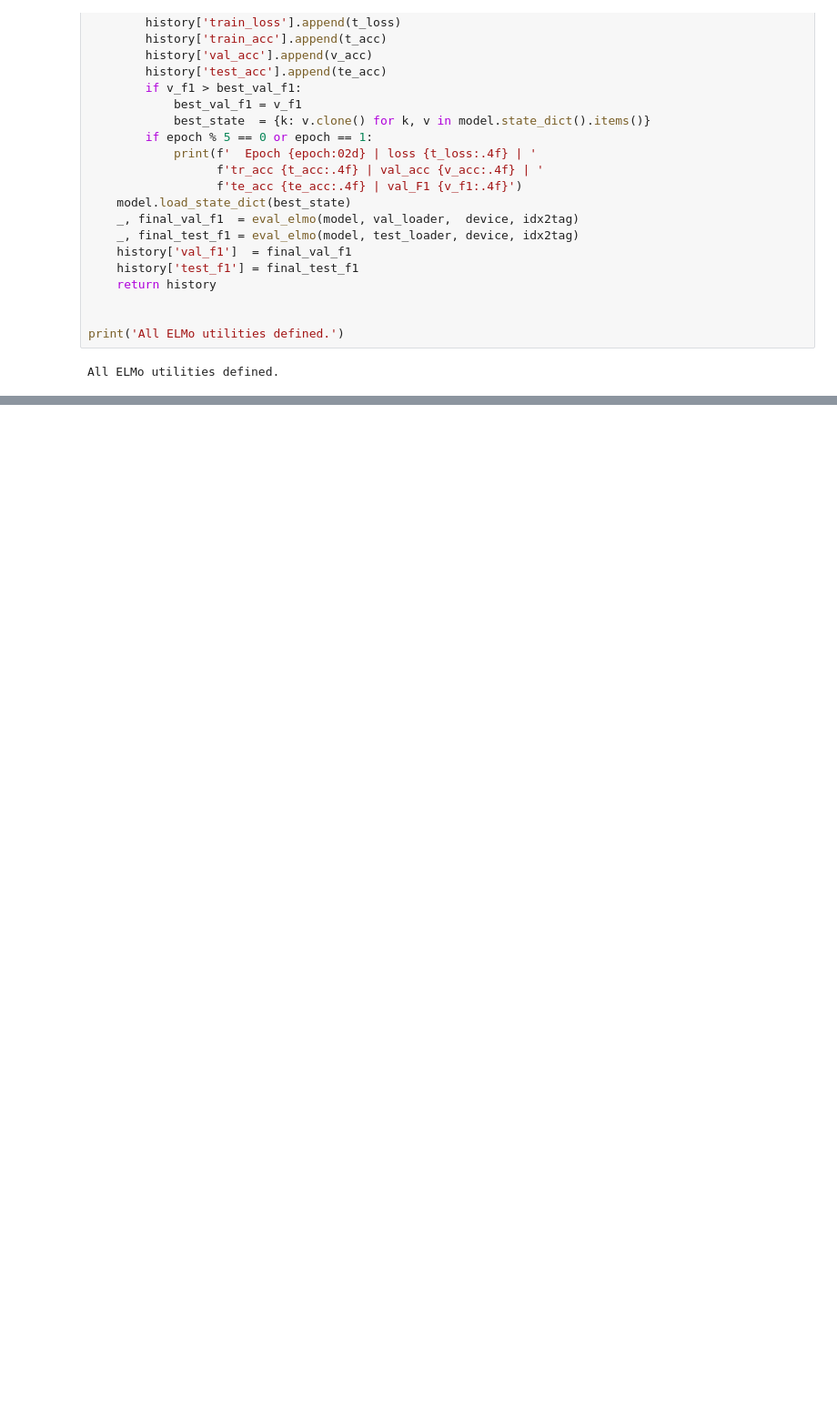
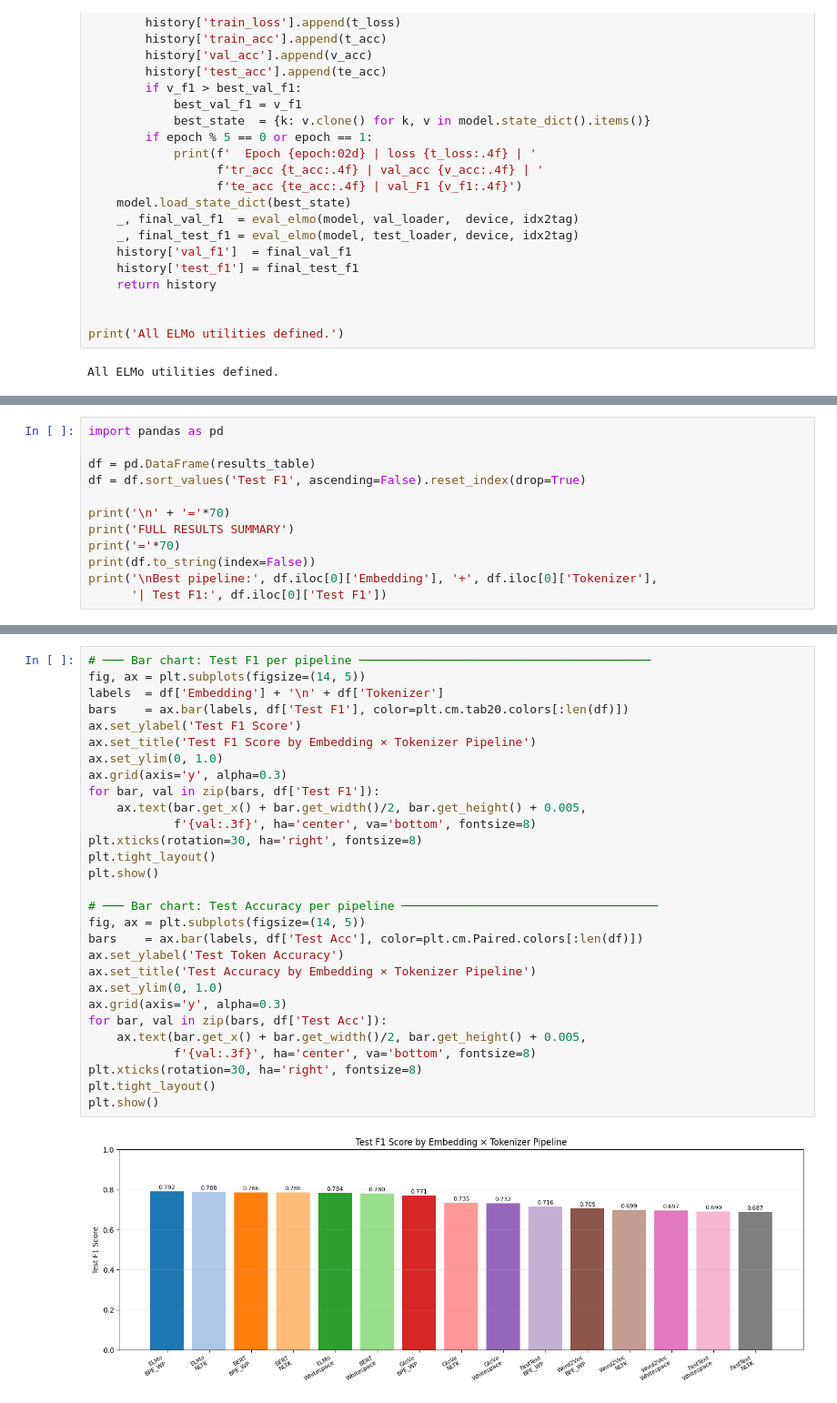
Before and after one commit to UdamShakya/Natural_Language_Processing_Multiple_models, a Jupyter notebook: S20861_CSC4182_NaturalLanguageProcessing_ProgrammingAssignment01.ipynb, the cells around one changed output, grey strips where cells are left out. Shown at 91% size. Saved outputs shown, nothing was run; the diff lists cells and outputs as text; blank space fills up the shorter version.

Commit message:
Sumarising the results

```diff
--- a/S20861_CSC4182_NaturalLanguageProcessing_ProgrammingAssignment01.ipynb
+++ b/S20861_CSC4182_NaturalLanguageProcessing_ProgrammingAssignment01.ipynb
@@ -1159,0 +1205,12 @@ print('All ELMo experiments done!')
+# %%
+import pandas as pd
+
+df = pd.DataFrame(results_table)
+df = df.sort_values('Test F1', ascending=False).reset_index(drop=True)
+
+print('\n' + '='*70)
+print('FULL RESULTS SUMMARY')
+print('='*70)
+print(df.to_string(index=False))
+print('\nBest pipeline:', df.iloc[0]['Embedding'], '+', df.iloc[0]['Tokenizer'],
+      '| Test F1:', df.iloc[0]['Test F1'])
@@ -1159,0 +1235,31 @@ print('All ELMo experiments done!')
+# %%
+# ─── Bar chart: Test F1 per pipeline ─────────────────────────────────────────
+fig, ax = plt.subplots(figsize=(14, 5))
+labels  = df['Embedding'] + '\n' + df['Tokenizer']
+bars    = ax.bar(labels, df['Test F1'], color=plt.cm.tab20.colors[:len(df)])
+ax.set_ylabel('Test F1 Score')
+ax.set_title('Test F1 Score by Embedding × Tokenizer Pipeline')
+ax.set_ylim(0, 1.0)
+ax.grid(axis='y', alpha=0.3)
+for bar, val in zip(bars, df['Test F1']):
+    ax.text(bar.get_x() + bar.get_width()/2, bar.get_height() + 0.005,
+            f'{val:.3f}', ha='center', va='bottom', fontsize=8)
+plt.xticks(rotation=30, ha='right', fontsize=8)
+plt.tight_layout()
+plt.show()
+
+# ─── Bar chart: Test Accuracy per pipeline ────────────────────────────────────
+fig, ax = plt.subplots(figsize=(14, 5))
+bars    = ax.bar(labels, df['Test Acc'], color=plt.cm.Paired.colors[:len(df)])
+ax.set_ylabel('Test Token Accuracy')
+ax.set_title('Test Accuracy by Embedding × Tokenizer Pipeline')
+ax.set_ylim(0, 1.0)
+ax.grid(axis='y', alpha=0.3)
+for bar, val in zip(bars, df['Test Acc']):
+    ax.text(bar.get_x() + bar.get_width()/2, bar.get_height() + 0.005,
+            f'{val:.3f}', ha='center', va='bottom', fontsize=8)
+plt.xticks(rotation=30, ha='right', fontsize=8)
+plt.tight_layout()
+plt.show()
+# %% [output]
+[figure, added]
```
Also changed, not shown: parts of 6 cells of this notebook.
